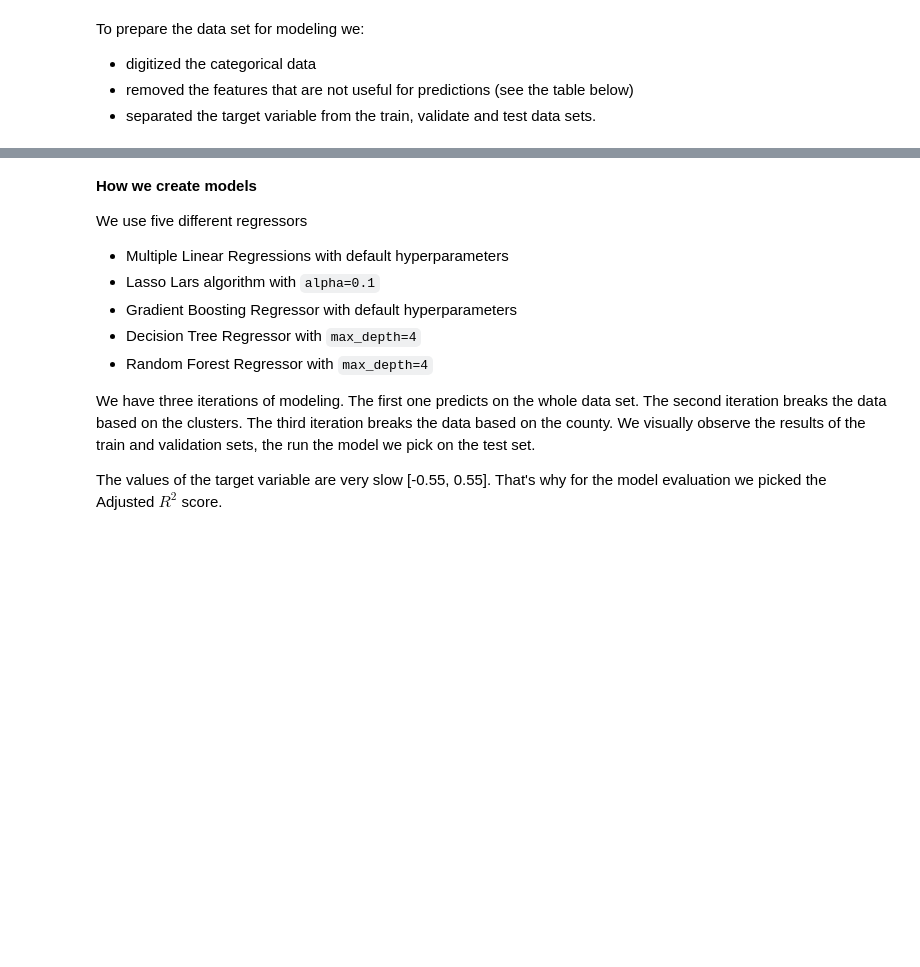
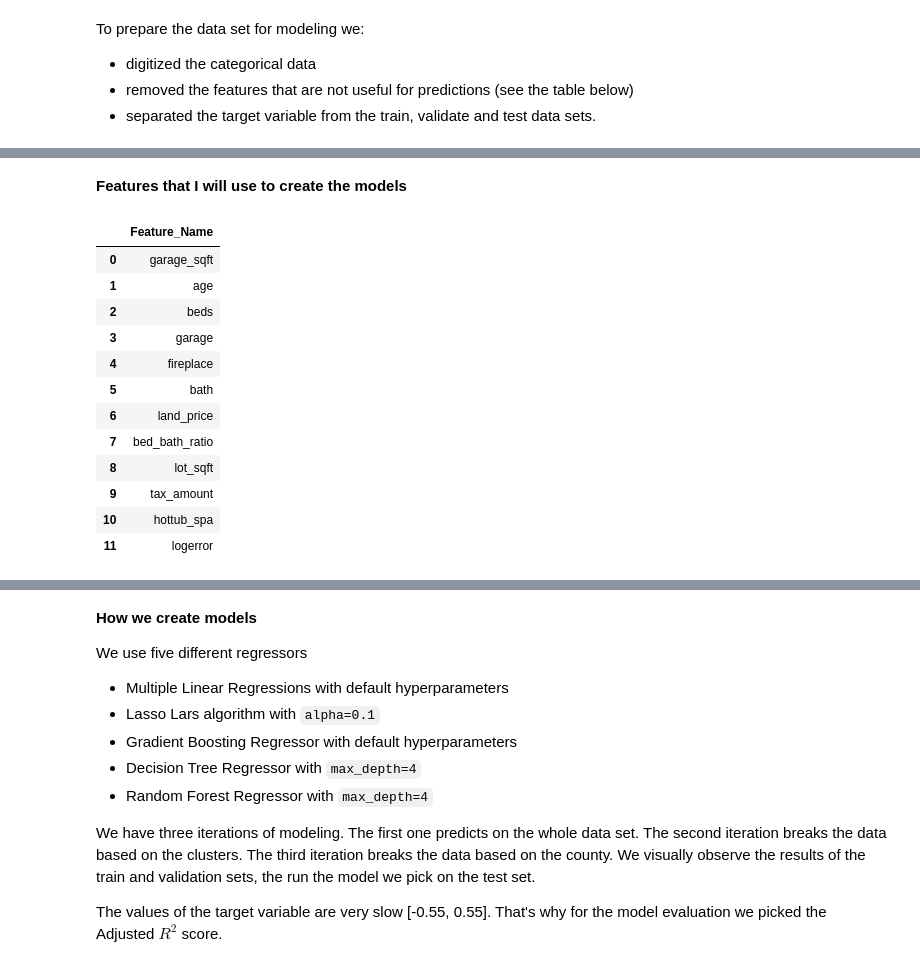
Before and after one commit to codeup-nadia-chris/clustering-project, a Jupyter notebook: presentation_notebook.ipynb, the cells around one changed output, grey strips where cells are left out. Saved outputs shown, nothing was run; the diff lists cells and outputs as text; code cells hidden in the pictures; blank space fills up the shorter version.

```diff
--- a/presentation_notebook.ipynb
+++ b/presentation_notebook.ipynb
@@ -298,3 +294,21 @@ ev.dropped_variables_df()
+# %% [markdown]
+**Features that I will use to create the models**
+# %%
+ev.kept_features_df()
+# %% [output]
+|  | Feature_Name |
+| 0 | garage_sqft |
+| 1 | age |
+| 2 | beds |
+| 3 | garage |
+| 4 | fireplace |
+| 5 | bath |
+| 6 | land_price |
+| 7 | bed_bath_ratio |
+| 8 | lot_sqft |
+| 9 | tax_amount |
+| 10 | hottub_spa |
+| 11 | logerror |
 # %% [markdown]
 **Features that I won't use to the create models**
 
```
Also changed, not shown: parts of 6 cells of this notebook.
